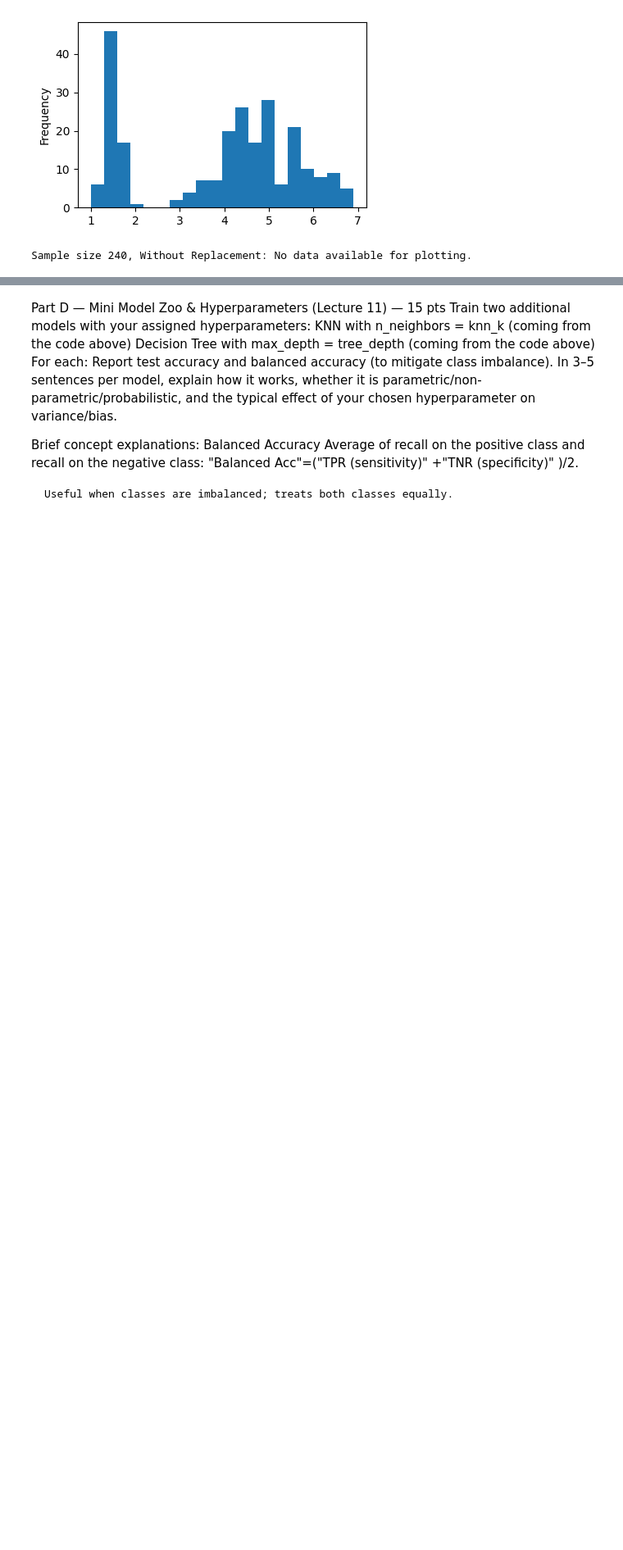
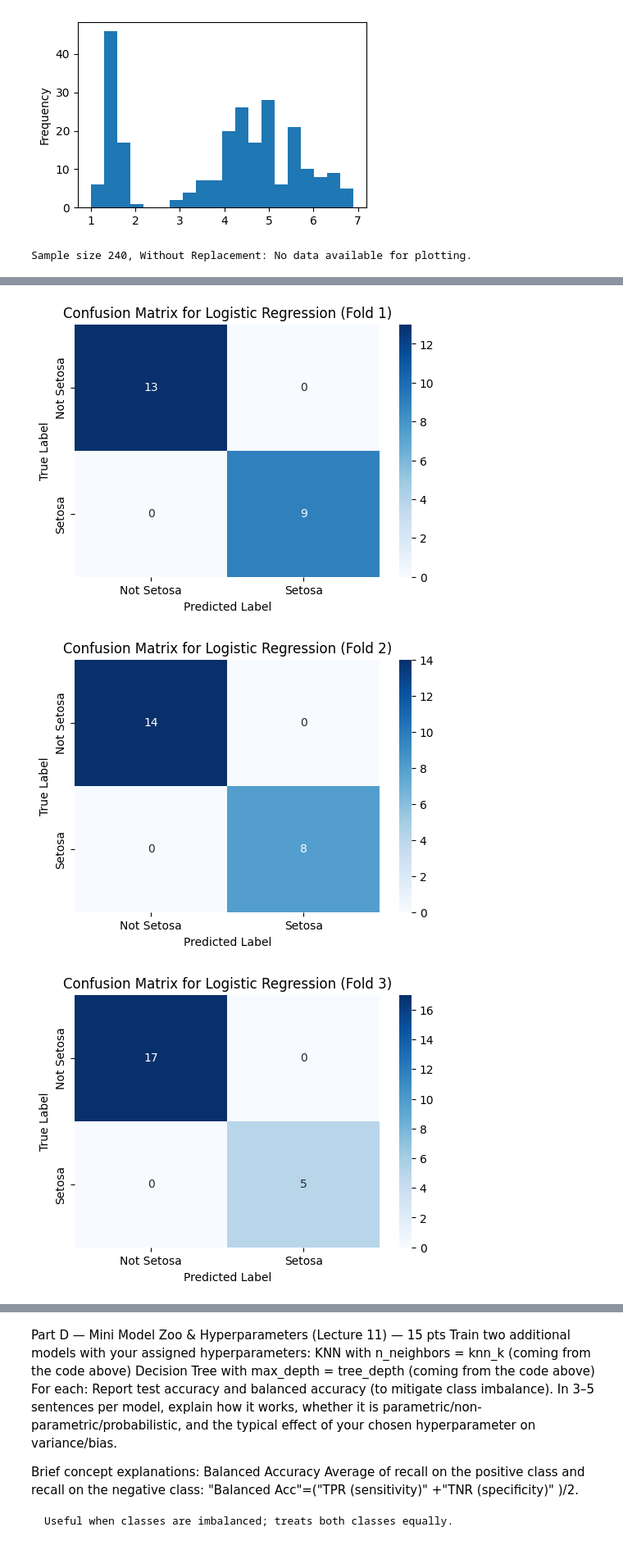
Before and after one commit to joelvinas/COMP-SCI_5530, a Jupyter notebook: Final_Exam/Final_Exam.ipynb, the cells around one changed output, grey strips where cells are left out. Shown at 82% size. Saved outputs shown, nothing was run; the diff lists cells and outputs as text; code cells hidden in the pictures; blank space fills up the shorter version.

```diff
--- a/Final_Exam/Final_Exam.ipynb
+++ b/Final_Exam/Final_Exam.ipynb
@@ -757,0 +935,28 @@ Adjusted Rand Index (ARI)
+# %%
+import matplotlib.pyplot as plt
+import seaborn as sns
+from sklearn.metrics import confusion_matrix
+
+cmatrix = {} # Initialize cmatrix as a dictionary to store results for each fold
+predk_y = {} # Initialize predk_y as a dictionary to store predictions for each fold
+
+for curFold in folds:
+  #Predict on the test set
+  predk_y[curFold] = log_reg_modelk[curFold].predict(testk_x[curFold])
+
+  # Generate the confusion matrix
+  cmatrix[curFold] = confusion_matrix(testk_y[curFold], predk_y[curFold])
+
+  #Plot the confusion matrix as a heat map
+  plt.figure(figsize=(6, 4))
+  sns.heatmap(cmatrix[curFold], annot=True, fmt='d', cmap='Blues',
+            xticklabels=['Not Setosa', 'Setosa'], yticklabels=['Not Setosa', 'Setosa'])
+  plt.xlabel('Predicted Label')
+  plt.ylabel('True Label')
+  #  plt.title('Confusion Matrix for Logistic Regression (Test Set)')
+  plt.title(f'Confusion Matrix for Logistic Regression (Fold {curFold})')
+  plt.show()
+# %% [output]
+[figure, added]
+[figure, added]
+[figure, added]
```
Also changed, not shown: parts of 10 cells of this notebook.
